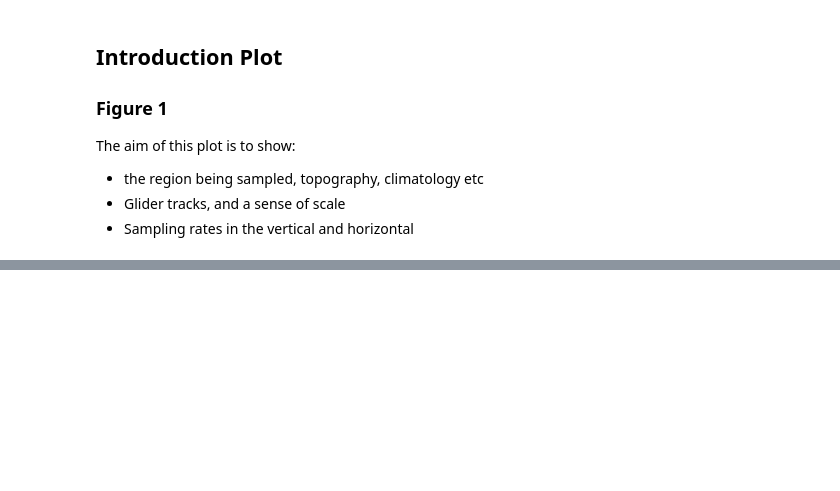
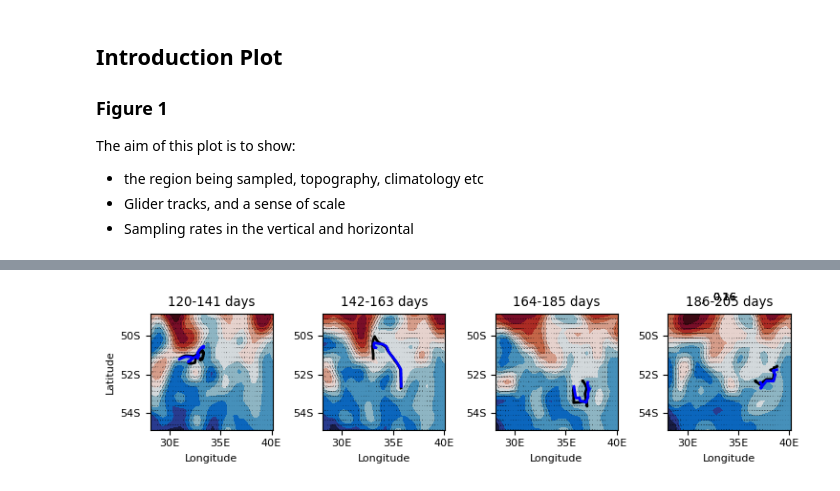
Before and after one commit to dhruvbalwada/SWIR_ACC_glider_tracer_analysis, a Jupyter notebook: notebooks/introduction_plot.ipynb, the cells around one changed output, grey strips where cells are left out. Cells and saved outputs as stored; diff of their text form; code cells hidden in the pictures; blank space fills up the shorter version.

Commit message:
intro plot notebooks added

```diff
--- a/notebooks/introduction_plot.ipynb
+++ b/notebooks/introduction_plot.ipynb
@@ -339,0 +25,3 @@ plt.savefig('dT.pdf')
+# %%
+plt.style.use('seaborn-colorblind')
+plt.rcParams['font.size'] = 8
@@ -339,0 +39,17 @@ plt.savefig('dT.pdf')
+# %%
+ds_SSH = xr.open_dataset('../data/SSH_sogos.nc')
+ds_SSH = ds_SSH.assign_coords(days = ef.datetime2ytd(ds_SSH.time))
+# %%
+ds_660_time = xr.merge([ef.interp_time(ds_660_z,'sigma0'),
+                        ef.interp_time(ds_660_z,'CT'),
+                        ef.interp_time(ds_660_z,'SA'),
+                        ef.interp_time(ds_660_z,'dives'),
+                        ef.interp_time(ds_660_z,'longitude'),
+                        ef.interp_time(ds_660_z,'latitude')])
+
+ds_659_time = xr.merge([ef.interp_time(ds_659_z,'sigma0'),
+                        ef.interp_time(ds_659_z,'CT'),
+                        ef.interp_time(ds_659_z,'SA'),
+                        ef.interp_time(ds_659_z,'dives'),
+                        ef.interp_time(ds_659_z,'longitude'),
+                        ef.interp_time(ds_659_z,'latitude')])
@@ -339,0 +85,76 @@ plt.savefig('dT.pdf')
+# %%
+plt.figure(figsize=(7.5, 2))
+
+plt.subplot(141)
+ds_SSH.adt.isel(time=slice(0, 21)).mean('time').plot.contourf(levels=np.linspace(-1.2,0, 13), cmap=cmo.balance,
+                                                             add_colorbar=False)
+ds_SSH.isel(time=slice(0, 21)).mean('time').plot.quiver(x='longitude', y='latitude', u='ugos', v='vgos')
+
+plt.plot(ds_660_time.sel(days=slice(120,142)).sel(ctd_pressure=200, method='nearest').longitude,
+         ds_660_time.sel(days=slice(120,142)).sel(ctd_pressure=200, method='nearest').latitude,
+        linewidth=2, color='k')
+plt.plot(ds_659_time.sel(days=slice(120,142)).sel(ctd_pressure=200, method='nearest').longitude,
+         ds_659_time.sel(days=slice(120,142)).sel(ctd_pressure=200, method='nearest').latitude,
+        linewidth=2, color='b')
+plt.xlabel('Longitude')
+plt.ylabel('Latitude')
+plt.title('120-141 days')
+plt.xticks([30, 35, 40], labels=['30E', '35E', '40E'])
+plt.yticks([-54, -52, -50], labels=['54S', '52S', '50S'])
+
+plt.subplot(142)
+ds_SSH.adt.isel(time=slice(21, 43)).mean('time').plot.contourf(levels=np.linspace(-1.2,0, 13), cmap=cmo.balance,
+                                                             add_colorbar=False)
+ds_SSH.isel(time=slice(21, 43)).mean('time').plot.quiver(x='longitude', y='latitude', u='ugos', v='vgos')
+
+plt.plot(ds_660_time.sel(days=slice(142,164)).sel(ctd_pressure=200, method='nearest').longitude,
+         ds_660_time.sel(days=slice(142,164)).sel(ctd_pressure=200, method='nearest').latitude,
+        linewidth=2, color='k')
+plt.plot(ds_659_time.sel(days=slice(142,164)).sel(ctd_pressure=200, method='nearest').longitude,
+         ds_659_time.sel(days=slice(142,164)).sel(ctd_pressure=200, method='nearest').latitude,
+        linewidth=2, color='b')
+plt.xlabel('Longitude')
+plt.ylabel('')
+plt.title('142-163 days')
+plt.xticks([30, 35, 40], labels=['30E', '35E', '40E'])
+plt.yticks([-54, -52, -50], labels=['54S', '52S', '50S'])
+
+plt.subplot(143)
+ds_SSH.adt.isel(time=slice(43, 65)).mean('time').plot.contourf(levels=np.linspace(-1.2,0, 13), cmap=cmo.balance,
+                                                             add_colorbar=False)
+ds_SSH.isel(time=slice(43, 65)).mean('time').plot.quiver(x='longitude', y='latitude', u='ugos', v='vgos')
+
+plt.plot(ds_660_time.sel(days=slice(164,186)).sel(ctd_pressure=200, method='nearest').longitude,
+         ds_660_time.sel(days=slice(164,186)).sel(ctd_pressure=200, method='nearest').latitude,
+        linewidth=2, color='k')
+plt.plot(ds_659_time.sel(days=slice(164,186)).sel(ctd_pressure=200, method='nearest').longitude,
+         ds_659_time.sel(days=slice(164,186)).sel(ctd_pressure=200, method='nearest').latitude,
+        linewidth=2, color='b')
+plt.xlabel('Longitude')
+plt.ylabel('')
+plt.title('164-185 days')
+plt.xticks([30, 35, 40], labels=['30E', '35E', '40E'])
+plt.yticks([-54, -52, -50], labels=['54S', '52S', '50S'])
+
+plt.subplot(144)
+ds_SSH.adt.isel(time=slice(65, 88)).mean('time').plot.contourf(levels=np.linspace(-1.2,0, 13), cmap=cmo.balance,
+                                                             add_colorbar=False)#, cbar_kwargs={'label': 'SSH [m]'})
+ds_SSH.isel(time=slice(65, 88)).mean('time').plot.quiver(x='longitude', y='latitude', u='ugos', v='vgos')
+
+plt.plot(ds_660_time.sel(days=slice(186,206)).sel(ctd_pressure=200, method='nearest').longitude,
+         ds_660_time.sel(days=slice(186,206)).sel(ctd_pressure=200, method='nearest').latitude,
+        linewidth=2, color='k')
+plt.plot(ds_659_time.sel(days=slice(186,206)).sel(ctd_pressure=200, method='nearest').longitude,
+         ds_659_time.sel(days=slice(186,206)).sel(ctd_pressure=200, method='nearest').latitude,
+        linewidth=2, color='b')
+plt.xlabel('Longitude')
+plt.ylabel('')
+plt.title('186-205 days')
+plt.xticks([30, 35, 40], labels=['30E', '35E', '40E'])
+plt.yticks([-54, -52, -50], labels=['54S', '52S', '50S'])
+
+plt.tight_layout()
+
+plt.savefig('figures/figure_SSH_panel0.pdf')
+# %% [output]
+[figure, added]
```
Also changed, not shown: parts of 36 cells of this notebook, 5 other files.
